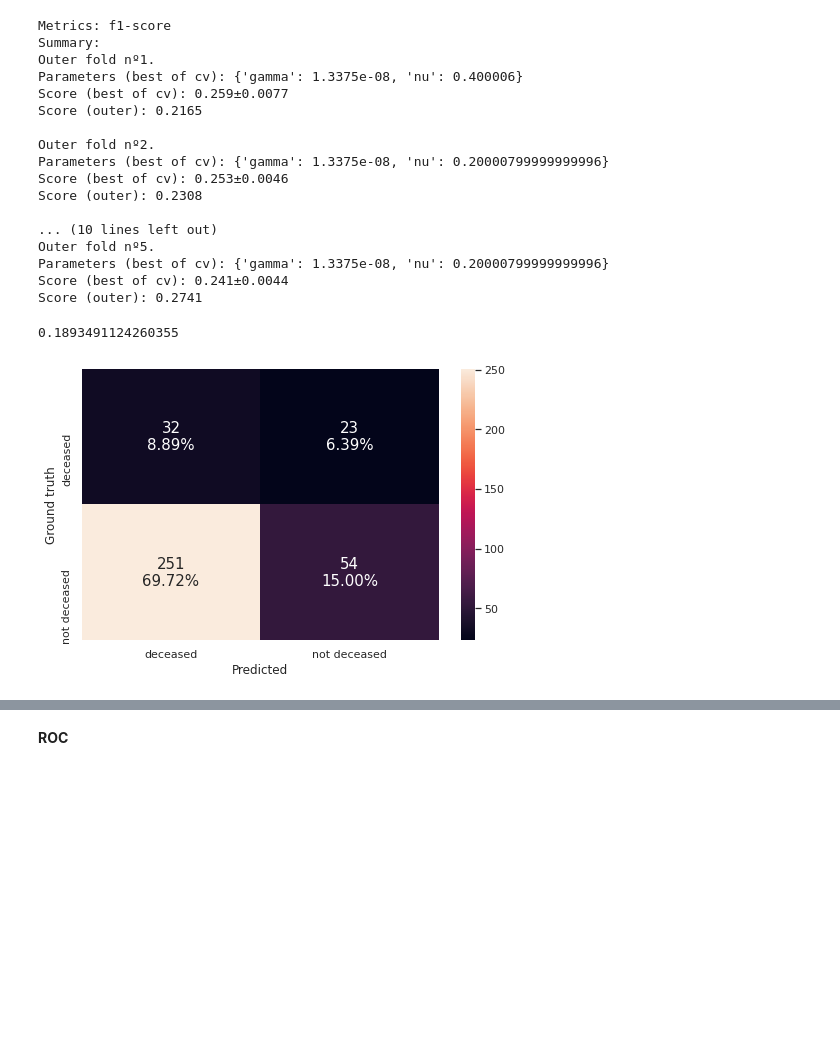
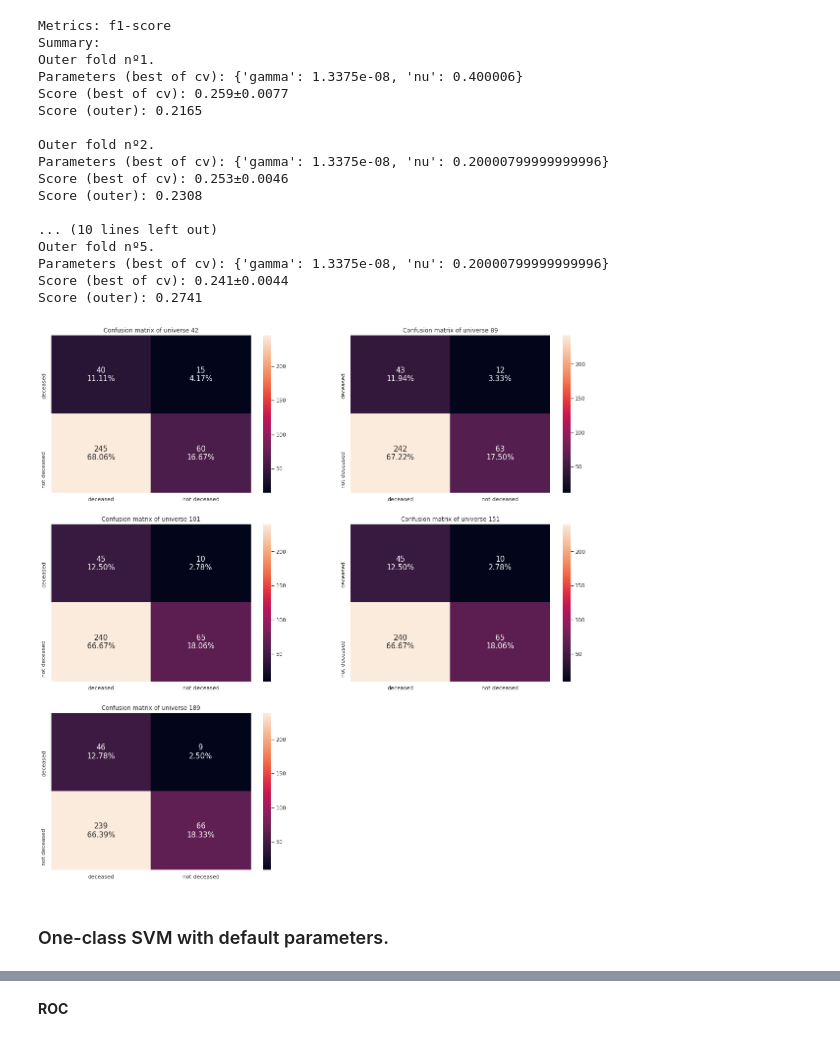
Before and after one commit to unaicarbajo/one-class-covid19, a Jupyter notebook: covid19_prognosis.ipynb, the cells around one changed output, grey strips where cells are left out. Drawn from its saved outputs; the diff is of its cells as text; code cells hidden in the pictures; blank space fills up the shorter version.

Commit message:
Confusion matrix implementation and metric evaluation summary

```diff
--- a/covid19_prognosis.ipynb
+++ b/covid19_prognosis.ipynb
@@ -425,0 +482,25 @@ def nested_cv(X, Y, outer_folds, inner_folds, model, parameters, score, one_clas
+# %%
+def confusion_matrix_plot_total(y_true, y_pred, labels, normal, anomaly):
+
+    fig, axs = plt.subplots(3,2, figsize=(20, 20))
+    axs_flat = axs.flat[:-1]
+    axs[-1, -1].axis('off')
+    for i, ax in enumerate(axs_flat):
+        universe = ms[i]
+
+        array = confusion_matrix(y_true=y_true[universe][1], y_pred=y_pred[universe], labels=labels)
+
+        df_cm = pd.DataFrame({normal: array[:,0], anomaly: array[:,1]}, index=[normal, anomaly])
+
+        total = df_cm[normal].sum()+df_cm[anomaly].sum()
+
+        df_cm_p = df_cm.applymap(str)
+        df_cm_p[normal][normal] = df_cm_p[normal][normal]+'\n'+"{:.2f}".format(df_cm[normal][normal]/total*100)+'%'
+        df_cm_p[normal][anomaly] = df_cm_p[normal][anomaly]+'\n'+"{:.2f}".format(df_cm[normal][anomaly]/total*100)+'%'
+        df_cm_p[anomaly][normal] = df_cm_p[anomaly][normal]+'\n'+"{:.2f}".format(df_cm[anomaly][normal]/total*100)+'%'
+        df_cm_p[anomaly][anomaly] = df_cm_p[anomaly][anomaly]+'\n'+"{:.2f}".format(df_cm[anomaly][anomaly]/total*100)+'%'
+
+        ax.set_xlabel('Ground truth')
+        ax.set_ylabel('Predicted')
+        ax.set_title('Confusion matrix of universe {}'.format(universe))
+        sns.heatmap(df_cm, annot=df_cm_p,ax=ax, fmt='', annot_kws={"size": 15}) # font size
@@ -501,34 +605,33 @@ Outer fold nº5.
 Parameters (best of cv): {'gamma': 1.3375e-08, 'nu': 0.20000799999999996}
 Score (best of cv): 0.241±0.0044
 Score (outer): 0.2741
+# %%
+confusion_matrix_plot_total(y_true=Y_collection,y_pred=prediction_dict,labels=[1,-1],normal='deceased',anomaly='not deceased',)
+# %% [output]
+[figure, added]
+# %% [markdown]
+### One-class SVM with default parameters.
 # %%
-estimator_ocsvm = OneClassSVM(gamma= 0.00001,  nu=0.005)
+estimator_ocsvm = OneClassSVM()
+outlierness_dict = {}
+prediction_dict = {}
+
+for universe in ms:
+    # Fit test data
+    estimator_ocsvm.fit(X_collection[universe][0])
+
+    # Predict unproccessed outlier-score
+    decicision_function = estimator_ocsvm.decision_function(X_collection[universe][1])
+
+    # Process outlier-score or outlierness:
+    # Lower the score, lower the likelihood of being outlier.
+    # Higher the score, higher the likelihood of being outlier.
+    MIN = min(decicision_function)
+    outlier_score = decicision_function - MIN
+    prediction = estimator_ocsvm.predict(X_collection[42][1])
+
+    outlierness_dict[universe] = outlier_score
+    prediction_dict[universe] = pred
 
 
-# Obtain model with best hyperparameters: nested-cv
-#estimator_ocsvm = nested_cv(X_collection[42][0], Y_collection[42][0], 5,5, model=ocsvm, parameters=ocsvm_params, score=recall_score, one_class=1, normal_target = 1)
-
-# Parameter sharing
-# best_estimator_params = estimator_ocsvm.get_params()
-# models_ocsvm = OneClassSVM()
-# models_ocsvm.set_params(**best_estimator_params)
-
-# Fit test data
-estimator_ocsvm.fit(X_collection[42][0])
-
-# Predict unproccessed outlier-score
-decicision_function = estimator_ocsvm.decision_function(X_collection[42][1])
-
-# Process outlier-score or outlierness
-# Outlier-score:
-# Lower the score, lower the likelihood of being outlier.
-# Higher the score, higher the likelihood of being outlier.
-MIN = min(decicision_function)
-outlier_score = decicision_function - MIN
-
-pred = estimator_ocsvm.predict(X_collection[42][1])
-
-print(f1_score(Y_collection[42][1]['ED0DISWHY'],pred,pos_label = 1))
+#     print(f1_score(Y_collection[42][1]['ED0DISWHY'],pred,pos_label = 1))
-# %% [output]
-0.1893491124260355
-[figure, removed]
```
Also changed, not shown: parts of 24 cells of this notebook.
